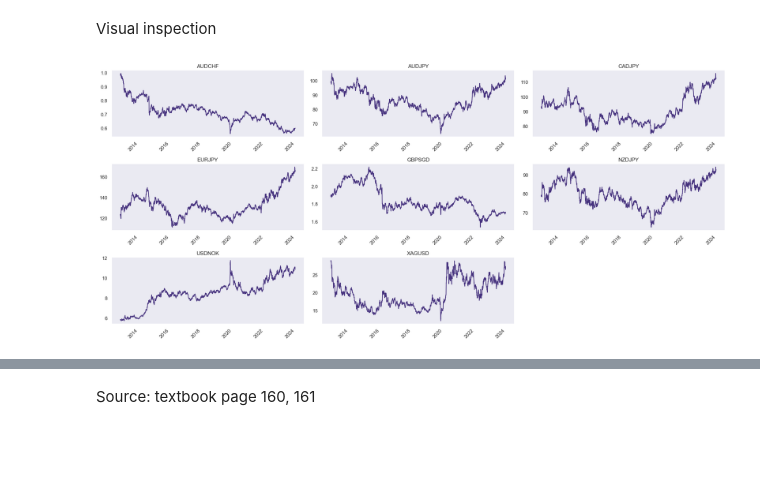
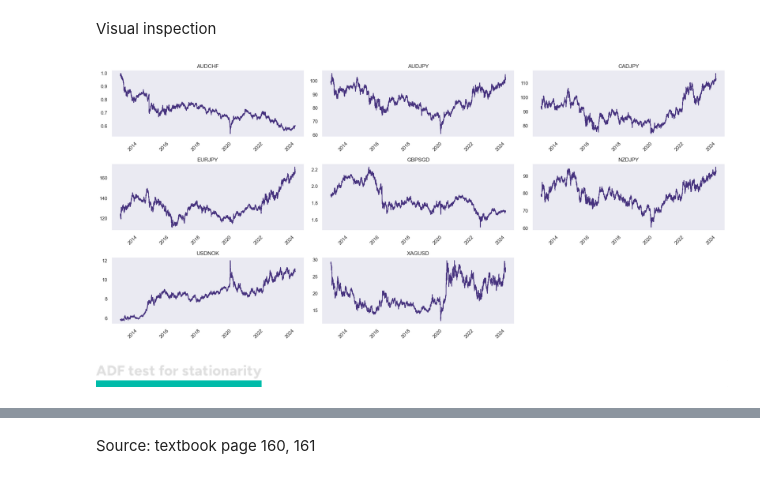
Before and after one commit to kellyle404/backtest_overfit, a Jupyter notebook: 🍀🌸🌿BACKTEST_OVERFITTING_CODES.ipynb, the cells around one changed output, grey strips where cells are left out. Cells and saved outputs as stored; diff of their text form; code cells hidden in the pictures; blank space fills up the shorter version.

```diff
--- a/🍀🌸🌿BACKTEST_OVERFITTING_CODES.ipynb
+++ b/🍀🌸🌿BACKTEST_OVERFITTING_CODES.ipynb
@@ -52,9 +52,9 @@ forex
 # %% [markdown]
 Resampling (5 min interval to daily interval) + dropping nans (for non trading days)
 # %%
-forex_daily = forex.resample('D').mean()
-forex_daily.dropna(inplace = True)
-forex_daily
+forex_hourly = forex.resample('h').mean()
+forex_hourly.dropna(inplace = True)
+forex_hourly
 # %% [output]
 |  | AUDCHF | AUDJPY | CADJPY | EURJPY | GBPSGD | NZDJPY | USDNOK | XAGUSD |
 | Date |  |  |  |  |  |  |  |  |
@@ -82,23 +82,25 @@ Stationarity is a necessary, non-sufficient condition for the high performance o
 # %% [markdown]
 Visual inspection
 # %%
-num_plots = len(forex_daily.columns)
+num_plots = len(forex_hourly.columns)
 nrows = (num_plots // 3) + (1 if num_plots % 3 else 0)
 ncols = min(3, num_plots)
 
 fig, axes = plt.subplots(nrows = nrows, ncols = ncols, figsize = (20, 9))
 
 axes = axes.flatten()
 
-for i, column in enumerate(forex_daily.columns):
-    axes[i].plot(forex_daily.index, forex_daily[column])
+for i, column in enumerate(forex_hourly.columns):
+    axes[i].plot(forex_hourly.index, forex_hourly[column])
     axes[i].set_title(column)
     axes[i].tick_params(axis = "x", rotation = 45)
 
 for j in range(i + 1, len(axes)):
     fig.delaxes(axes[j])
 
 plt.tight_layout()
 plt.show()
 # %% [output]
-[figure, old version]
+[figure, new version]
+# %% [markdown]
+![1.2.1.png](embedded-picture-1)
```
Also changed, not shown: parts of 68 cells of this notebook, 1 other file.
